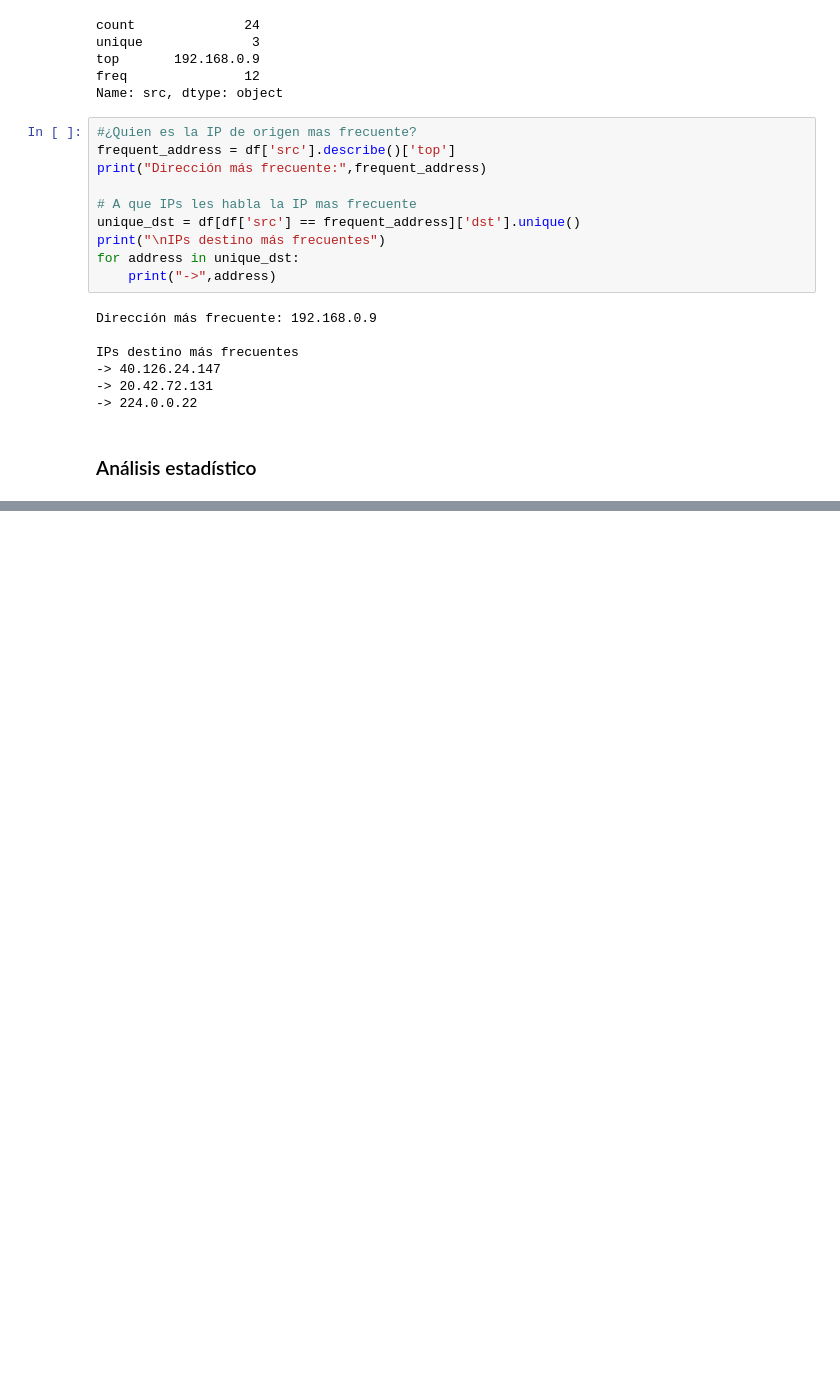
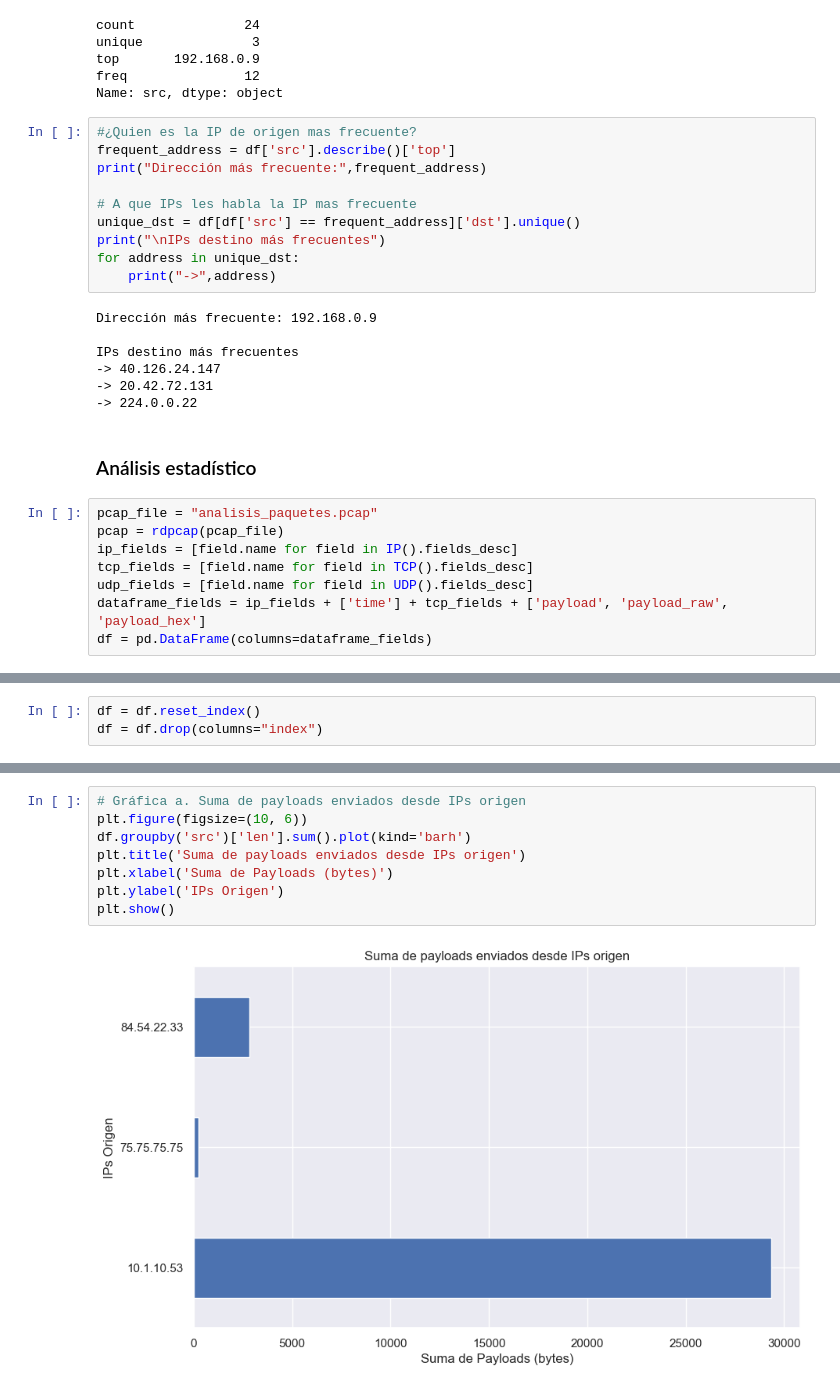
Before and after one commit to ChristopherG19/UVG_SDS_Lab6, a Jupyter notebook: Laboratorio#6.ipynb, the cells around one changed output, grey strips where cells are left out. Saved outputs shown, nothing was run; the diff lists cells and outputs as text; blank space fills up the shorter version.

```diff
--- a/Laboratorio#6.ipynb
+++ b/Laboratorio#6.ipynb
@@ -235,3 +236,11 @@ IPs destino más frecuentes
 -> 224.0.0.22
 # %% [markdown]
 ### Análisis estadístico
+# %%
+pcap_file = "analisis_paquetes.pcap"
+pcap = rdpcap(pcap_file)
+ip_fields = [field.name for field in IP().fields_desc]
+tcp_fields = [field.name for field in TCP().fields_desc]
+udp_fields = [field.name for field in UDP().fields_desc]
+dataframe_fields = ip_fields + ['time'] + tcp_fields + ['payload', 'payload_raw', 'payload_hex']
+df = pd.DataFrame(columns=dataframe_fields)
@@ -237,0 +284,3 @@ IPs destino más frecuentes
+# %%
+df = df.reset_index()
+df = df.drop(columns="index")
@@ -237,0 +348,10 @@ IPs destino más frecuentes
+# %%
+# Gráfica a. Suma de payloads enviados desde IPs origen
+plt.figure(figsize=(10, 6))
+df.groupby('src')['len'].sum().plot(kind='barh')
+plt.title('Suma de payloads enviados desde IPs origen')
+plt.xlabel('Suma de Payloads (bytes)')
+plt.ylabel('IPs Origen')
+plt.show()
+# %% [output]
+[figure, added]
```
Also changed, not shown: parts of 13 cells of this notebook.
